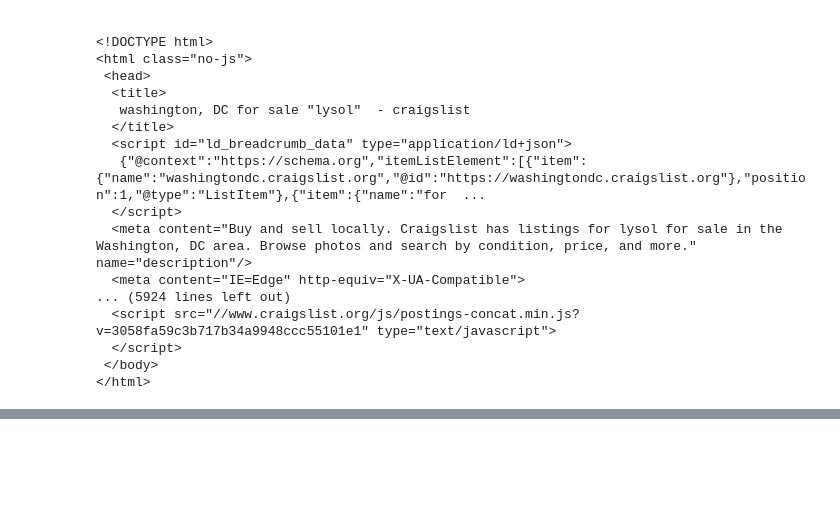
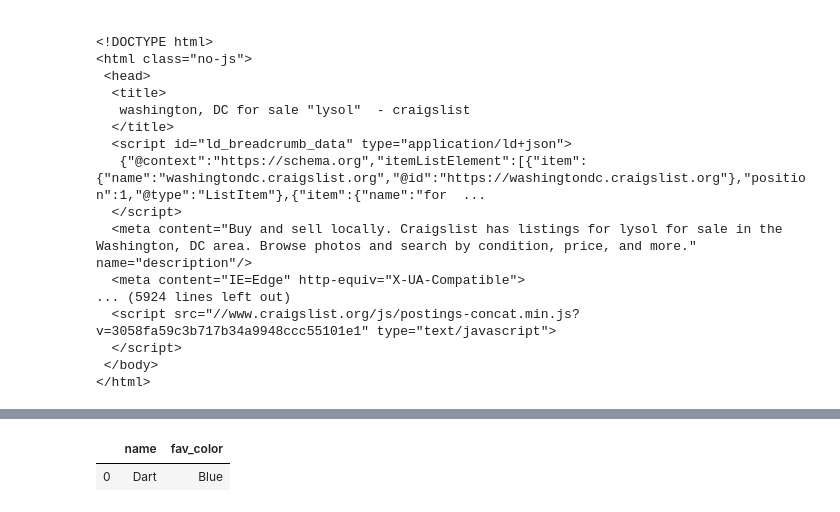
Before and after one commit to wjpappa5/MongoWeb, a Jupyter notebook: Class Activities/CraigsList.ipynb, the cells around one changed output, grey strips where cells are left out. Saved outputs shown, nothing was run; the diff lists cells and outputs as text; code cells hidden in the pictures; blank space fills up the shorter version.

```diff
--- a/Class Activities/CraigsList.ipynb
+++ b/Class Activities/CraigsList.ipynb
@@ -91,0 +136,10 @@ TypeError: 'NoneType' object is not callable
+# %%
+df = pd.DataFrame({
+    'name': ["Dart"],
+    'fav_color': ["Blue"]
+})
+
+df
+# %% [output]
+|  | name | fav_color |
+| 0 | Dart | Blue |
```
Also changed, not shown: parts of 6 cells of this notebook, 1 other file.
